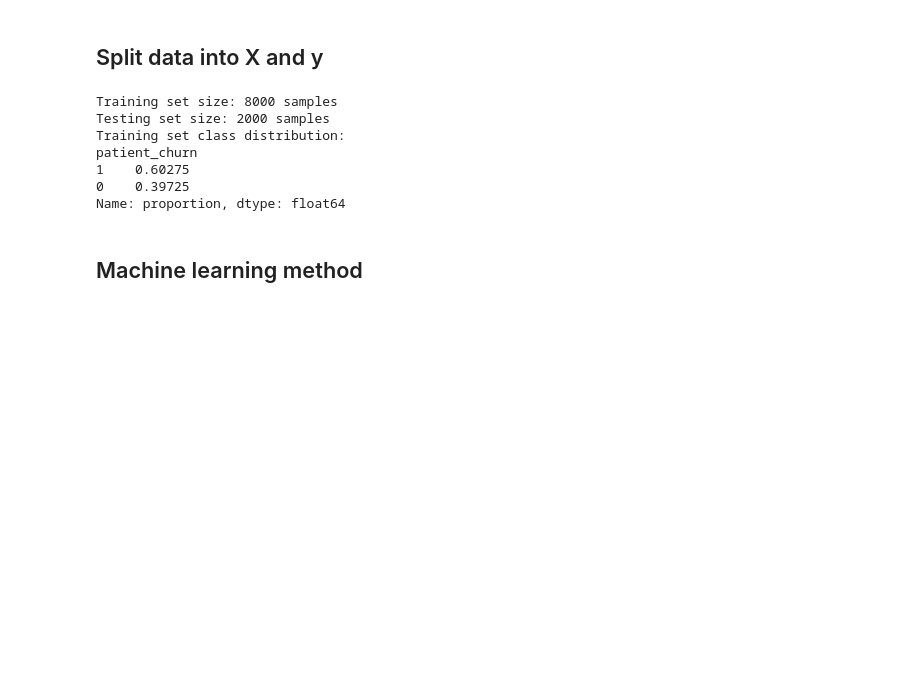
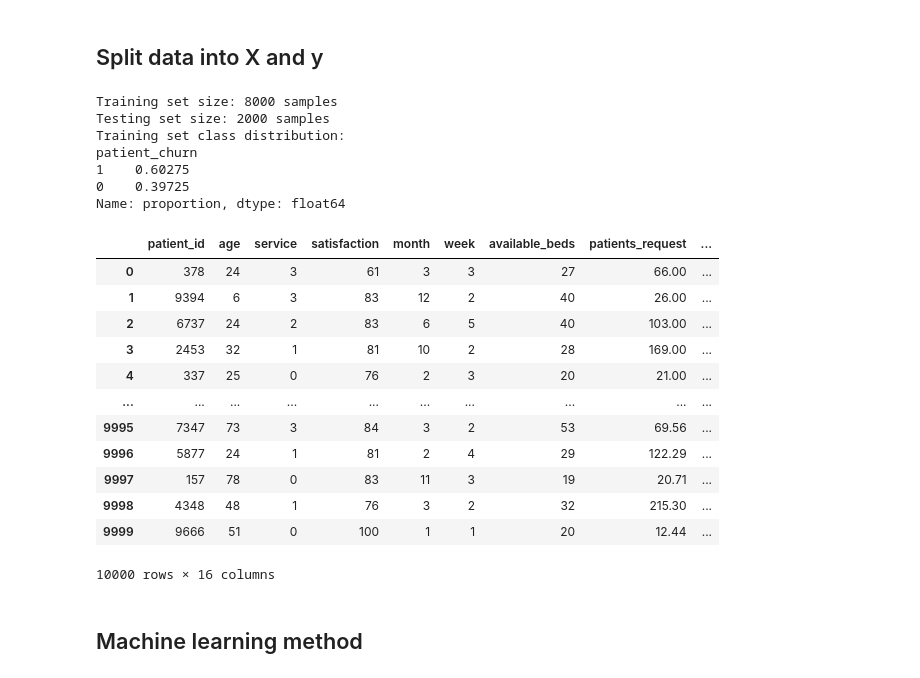
Before and after one commit to Mipjeiger/hospital-churn-customer-analytics-, a Jupyter notebook: develop/researchment/02_ML_Engineering.ipynb, the cells around one changed output. Drawn from its saved outputs; the diff is of its cells as text; code cells hidden in the pictures; blank space fills up the shorter version.

```diff
--- a/develop/researchment/02_ML_Engineering.ipynb
+++ b/develop/researchment/02_ML_Engineering.ipynb
@@ -81,6 +79,22 @@ patient_churn
 1    0.60275
 0    0.39725
 Name: proportion, dtype: float64
+# %%
+X
+# %% [output]
+|  | patient_id | age | service | satisfaction | month | week | available_beds | patients_request | ... |
+| 0 | 378 | 24 | 3 | 61 | 3 | 3 | 27 | 66.00 | ... |
+| 1 | 9394 | 6 | 3 | 83 | 12 | 2 | 40 | 26.00 | ... |
+| 2 | 6737 | 24 | 2 | 83 | 6 | 5 | 40 | 103.00 | ... |
+| 3 | 2453 | 32 | 1 | 81 | 10 | 2 | 28 | 169.00 | ... |
+| 4 | 337 | 25 | 0 | 76 | 2 | 3 | 20 | 21.00 | ... |
+| ... | ... | ... | ... | ... | ... | ... | ... | ... | ... |
+| 9995 | 7347 | 73 | 3 | 84 | 3 | 2 | 53 | 69.56 | ... |
+| 9996 | 5877 | 24 | 1 | 81 | 2 | 4 | 29 | 122.29 | ... |
+| 9997 | 157 | 78 | 0 | 83 | 11 | 3 | 19 | 20.71 | ... |
+| 9998 | 4348 | 48 | 1 | 76 | 3 | 2 | 32 | 215.30 | ... |
+| 9999 | 9666 | 51 | 0 | 100 | 1 | 1 | 20 | 12.44 | ... |
+10000 rows × 16 columns
 # %% [markdown]
 ## Machine learning method
 # %%
```
Also changed, not shown: parts of 2 cells of this notebook.
